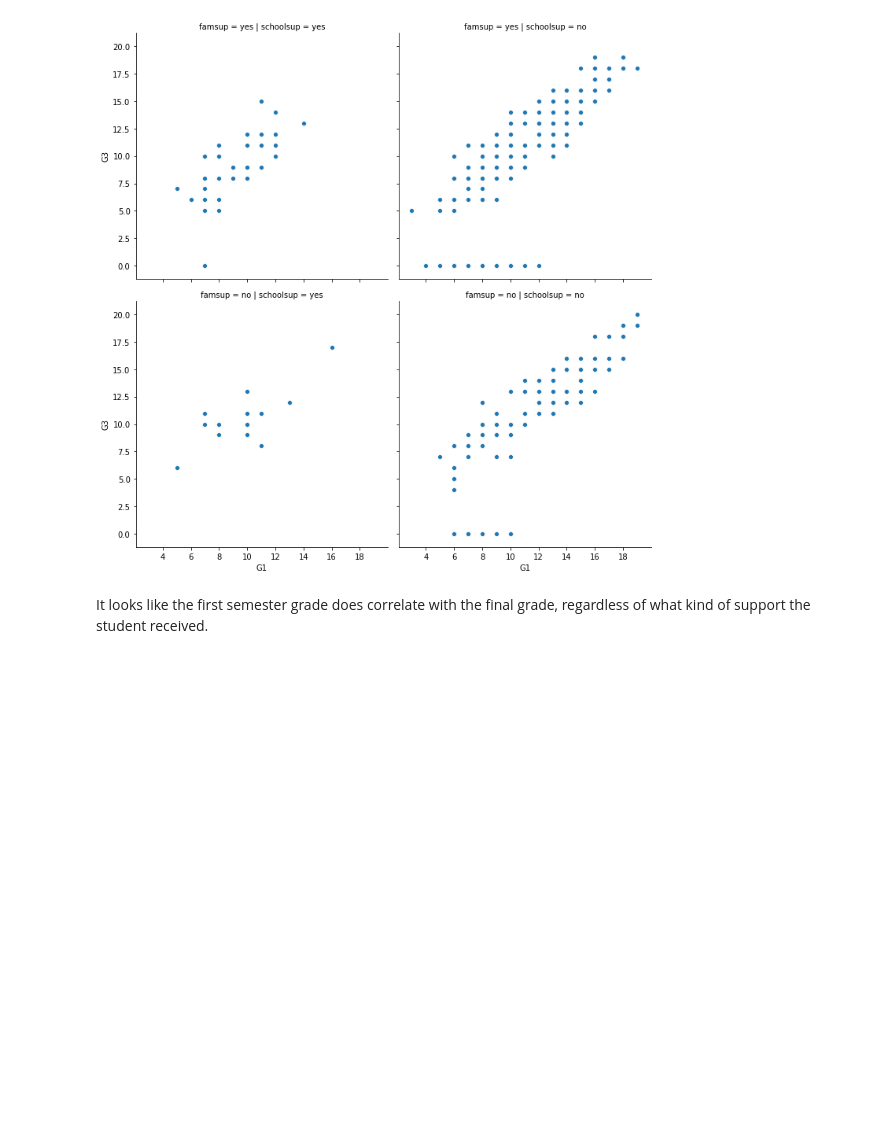
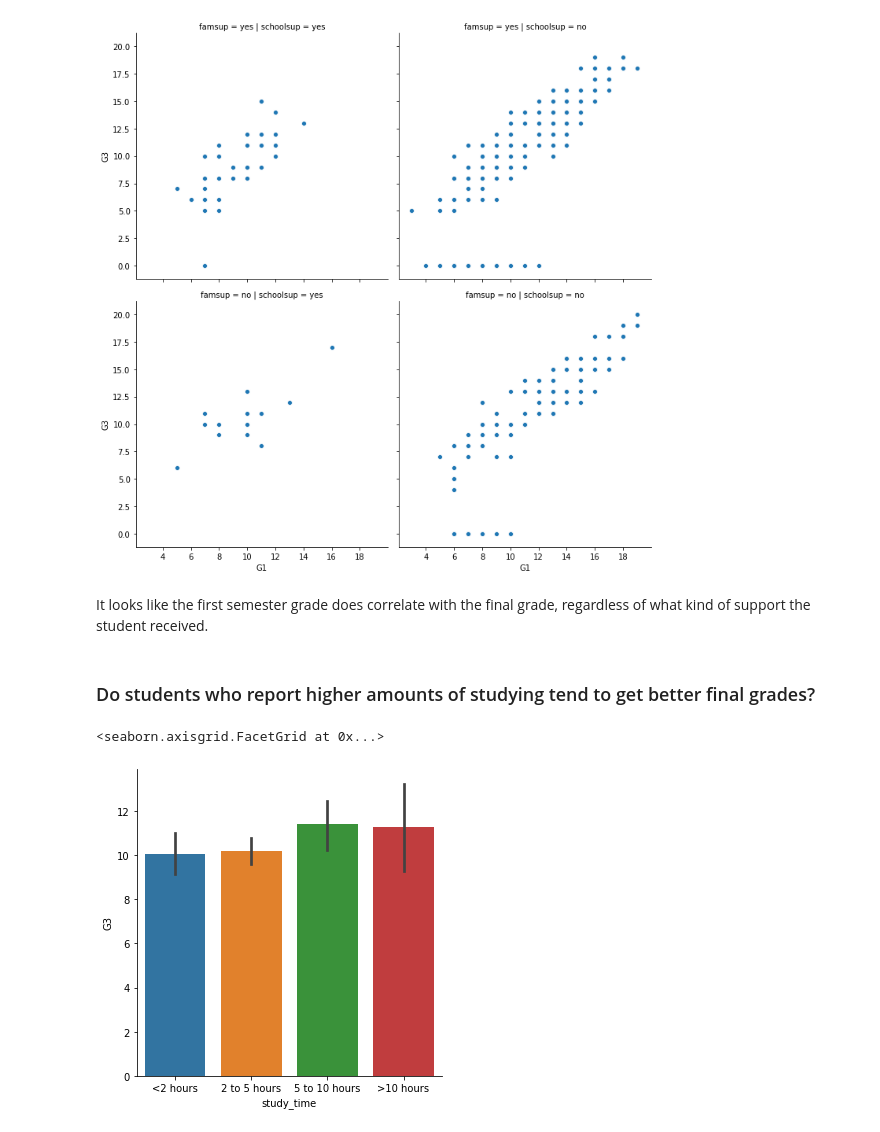
Before and after one commit to Ysbail/Visualizations, a Jupyter notebook: students_data_visualization.ipynb, the cells around one changed output. Cells and saved outputs as stored; diff of their text form; code cells hidden in the pictures; blank space fills up the shorter version.

```diff
--- a/students_data_visualization.ipynb
+++ b/students_data_visualization.ipynb
@@ -49,3 +49,11 @@ sns.relplot(x='G1', y='G3', data=df, kind='scatter', col='schoolsup', row='famsu
 [figure]
 # %% [markdown]
 It looks like the first semester grade does correlate with the final grade, regardless of what kind of support the student received.
+# %% [markdown]
+### Do students who report higher amounts of studying tend to get better final grades?
+# %%
+st_order = ["<2 hours", "2 to 5 hours", "5 to 10 hours", ">10 hours"]
+sns.catplot(x='study_time', y='G3', data=df, kind='bar', order = st_order)
+# %% [output]
+<seaborn.axisgrid.FacetGrid at 0x...>
+[figure, added]
```
Also changed, not shown: parts of 15 cells of this notebook.
